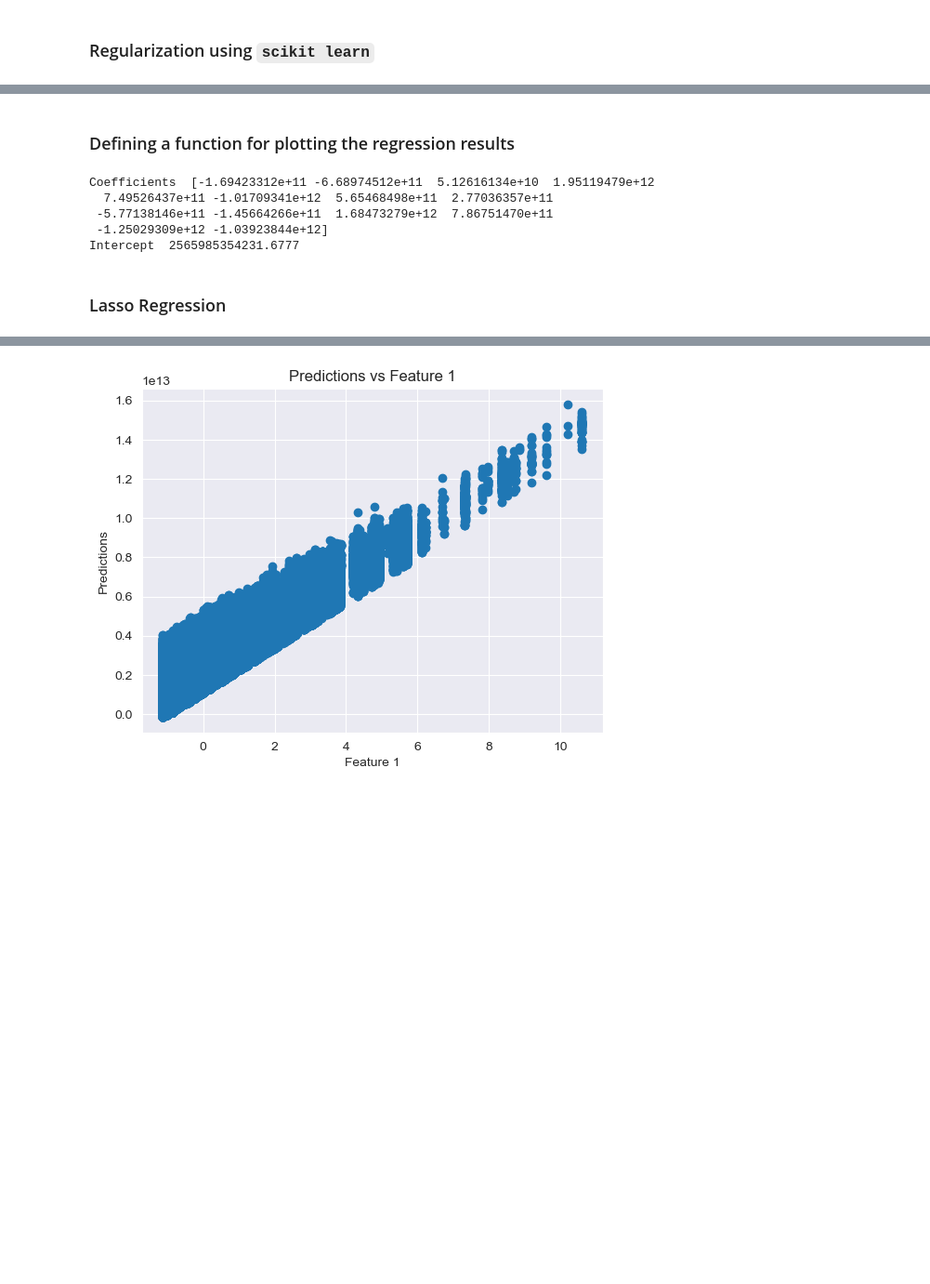
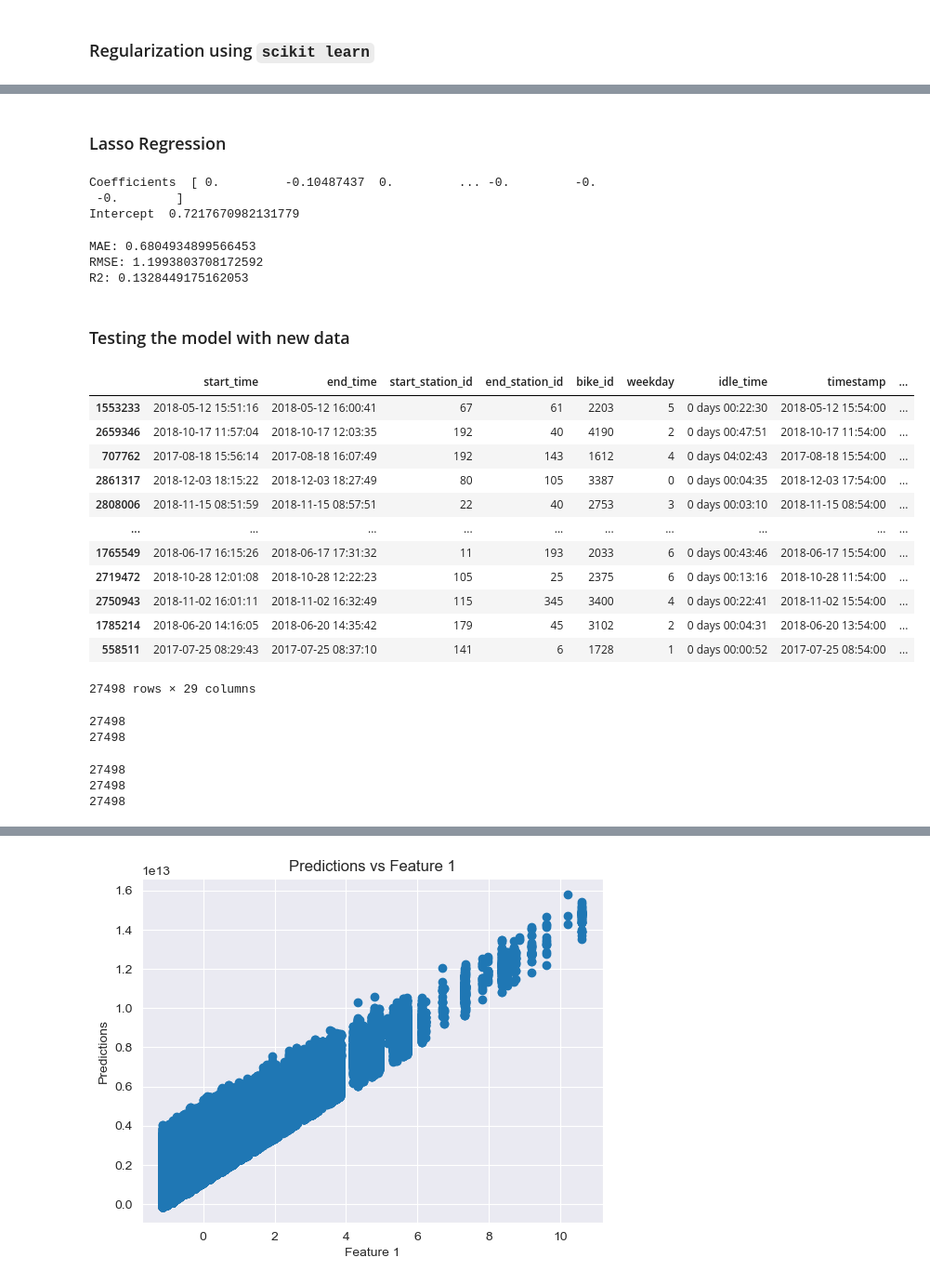
Before and after one commit to Oxford012/DDT, a Jupyter notebook: Jonathan/lasso_regression.ipynb, the cells around one changed output, grey strips where cells are left out. Shown at 93% size. Cells and saved outputs as stored; diff of their text form; code cells hidden in the pictures; blank space fills up the shorter version.

Commit message:
second try - lasso regression

```diff
--- a/Jonathan/lasso_regression.ipynb
+++ b/Jonathan/lasso_regression.ipynb
@@ -613,37 +635,50 @@ print(len(yp))
-# %% [markdown]
-### Defining a function for plotting the regression results
-# %%
-# function for plotting
-
-def plot_scikit_output (x, y, fitted_model):
-
-    # create, normalize and generate polynomial features to plot predictions
-    min_x, max_x = x.min(), x.max()
-    xt0 = np.linspace(min_x-1, max_x+1, 400)
-    xt0_poly = Poly.fit_transform(xt0)
-    xt0_poly_scaled = scaler.transform(xt0_poly)
-
-    # plotting routine
-    plt.figure(figsize = (8,6))
-    plt.scatter(merged_data['station_id'], y, marker="x")
-    ylim = plt.ylim()
-    plt.plot(xt0, fitted_model.predict(xt0_poly_scaled), 'C1')
-    plt.xlabel("Temperature (°C)")
-    plt.ylabel("Demand (GW)")
-    plt.xlim([min_x-2, max_x+2])
-    plt.ylim(ylim)
-# %% [output]
-Coefficients  [-1.69423312e+11 -6.68974512e+11  5.12616134e+10  1.95119479e+12
-  7.49526437e+11 -1.01709341e+12  5.65468498e+11  2.77036357e+11
- -5.77138146e+11 -1.45664266e+11  1.68473279e+12  7.86751470e+11
- -1.25029309e+12 -1.03923844e+12]
-Intercept  2565985354231.6777
 # %% [markdown]
 ### Lasso Regression
 # %%
-model_L1 = Lasso(alpha = 0.01)
+model_L1 = Lasso(alpha = 0.001)
 
 model_L1.fit(X_poly_scaled, yp)
 predict = model_L1.predict(X_poly_scaled)
 
 print("Coefficients ", model_L1.coef_, "\nIntercept ", model_L1.intercept_ )
+# %% [output]
+Coefficients  [ 0.         -0.10487437  0.         ... -0.         -0.
+ -0.        ]
+Intercept  0.7217670982131779
+# %%
+print("MAE:", mean_absolute_error(yp, predict))
+print("RMSE:", mean_squared_error(yp, predict)**0.5)
+print("R2:", r2_score(yp, predict))
+# %% [output]
+MAE: 0.6804934899566453
+RMSE: 1.1993803708172592
+R2: 0.1328449175162053
+# %% [markdown]
+### Testing the model with new data
+# %%
+test_groesse = int(len(merged_data)/100)
+test_data = merged_data.sample(n=test_groesse, random_state=43)
+test_data
+# %% [output]
+|  | start_time | end_time | start_station_id | end_station_id | bike_id | weekday | idle_time | timestamp | ... |
+| 1553233 | 2018-05-12 15:51:16 | 2018-05-12 16:00:41 | 67 | 61 | 2203 | 5 | 0 days 00:22:30 | 2018-05-12 15:54:00 | ... |
+| 2659346 | 2018-10-17 11:57:04 | 2018-10-17 12:03:35 | 192 | 40 | 4190 | 2 | 0 days 00:47:51 | 2018-10-17 11:54:00 | ... |
+| 707762 | 2017-08-18 15:56:14 | 2017-08-18 16:07:49 | 192 | 143 | 1612 | 4 | 0 days 04:02:43 | 2017-08-18 15:54:00 | ... |
+| 2861317 | 2018-12-03 18:15:22 | 2018-12-03 18:27:49 | 80 | 105 | 3387 | 0 | 0 days 00:04:35 | 2018-12-03 17:54:00 | ... |
+| 2808006 | 2018-11-15 08:51:59 | 2018-11-15 08:57:51 | 22 | 40 | 2753 | 3 | 0 days 00:03:10 | 2018-11-15 08:54:00 | ... |
+| ... | ... | ... | ... | ... | ... | ... | ... | ... | ... |
+| 1765549 | 2018-06-17 16:15:26 | 2018-06-17 17:31:32 | 11 | 193 | 2033 | 6 | 0 days 00:43:46 | 2018-06-17 15:54:00 | ... |
+| 2719472 | 2018-10-28 12:01:08 | 2018-10-28 12:22:23 | 105 | 25 | 2375 | 6 | 0 days 00:13:16 | 2018-10-28 11:54:00 | ... |
+| 2750943 | 2018-11-02 16:01:11 | 2018-11-02 16:32:49 | 115 | 345 | 3400 | 4 | 0 days 00:22:41 | 2018-11-02 15:54:00 | ... |
+| 1785214 | 2018-06-20 14:16:05 | 2018-06-20 14:35:42 | 179 | 45 | 3102 | 2 | 0 days 00:04:31 | 2018-06-20 13:54:00 | ... |
+| 558511 | 2017-07-25 08:29:43 | 2017-07-25 08:37:10 | 141 | 6 | 1728 | 1 | 0 days 00:00:52 | 2017-07-25 08:54:00 | ... |
+27498 rows × 29 columns
+# %%
+xpp = test_data[['station_density', 'temperature', 'weekday', 'cloud_cover', 'start_station_id', 'end_station_id', 'city_center_distance','boston_university_distance','fenway_park_distance','harvard_university_distance','mit_distance','boston_common_distance','boston_public_garden_distance','newbury_street_distance','south_station_distance','north_station_distance','back_bay_station_distance']]
+ypp = test_data['idle_time_hours']
+
+print(len(xp))
+print(len(yp))
+# %% [output]
+27498
+27498
@@ -649,0 +689,8 @@ print("Coefficients ", model_L1.coef_, "\nIntercept ", model_L1.intercept_ )
+# %%
+print(len(XX_poly_scaled))
+print (len(XX_poly))
+print(len(ypp))
+# %% [output]
+27498
+27498
+27498
```
Also changed, not shown: parts of 12 cells of this notebook.
